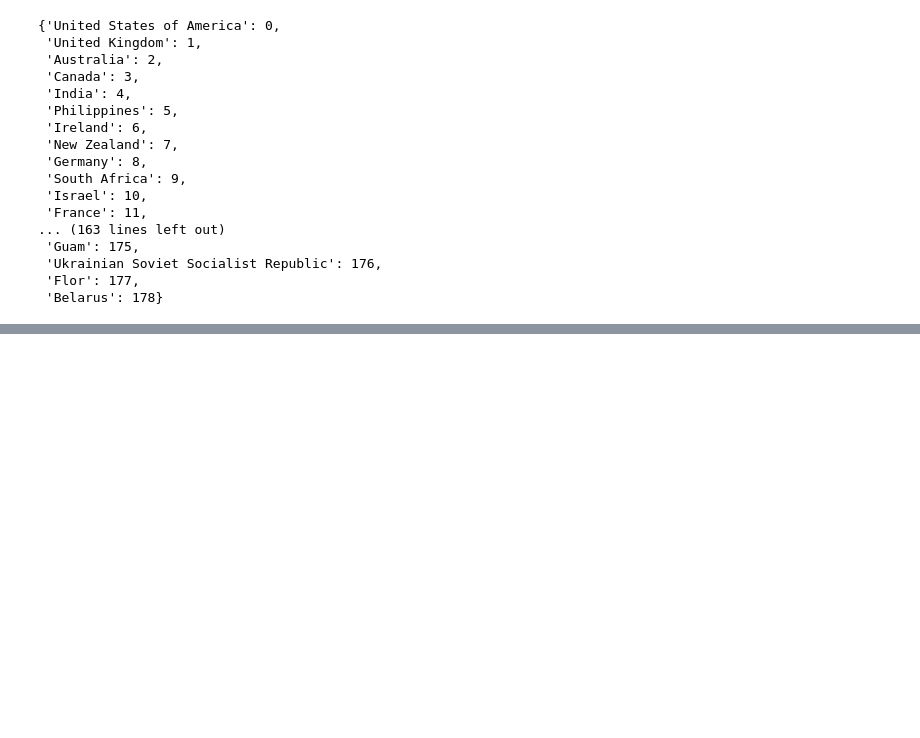
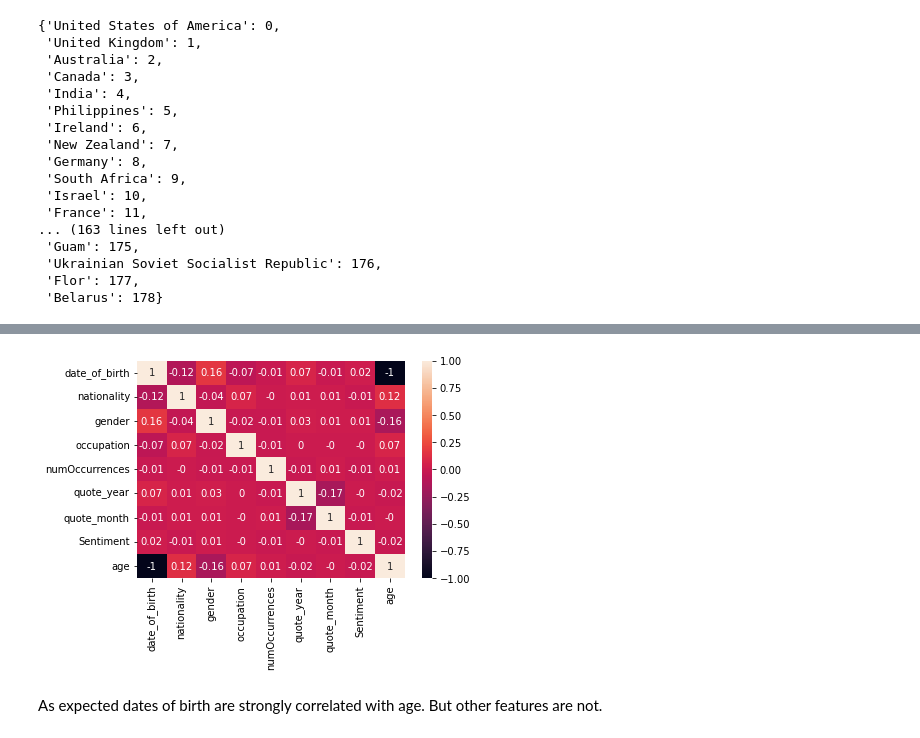
Before and after one commit to epfl-ada/ada-2021-project-fadalbazooka, a Jupyter notebook: research_question3.ipynb, the cells around one changed output, grey strips where cells are left out. Cells and saved outputs as stored; diff of their text form; code cells hidden in the pictures; blank space fills up the shorter version.

Commit message:
Research question3 + correlation matrix + regression

```diff
--- a/research_question3.ipynb
+++ b/research_question3.ipynb
@@ -101,0 +135,8 @@ strong multicollinearity problems or that the design matrix is singular.
+# %%
+import seaborn as sns
+corrMatrix = data.drop(["Quote", "Speaker"], axis=1).corr().round(2)
+sns.heatmap(corrMatrix, annot=True);
+# %% [output]
+[figure, added]
+# %% [markdown]
+As expected dates of birth are strongly correlated with age. But other features are not.
```
Also changed, not shown: parts of 2 cells of this notebook.
